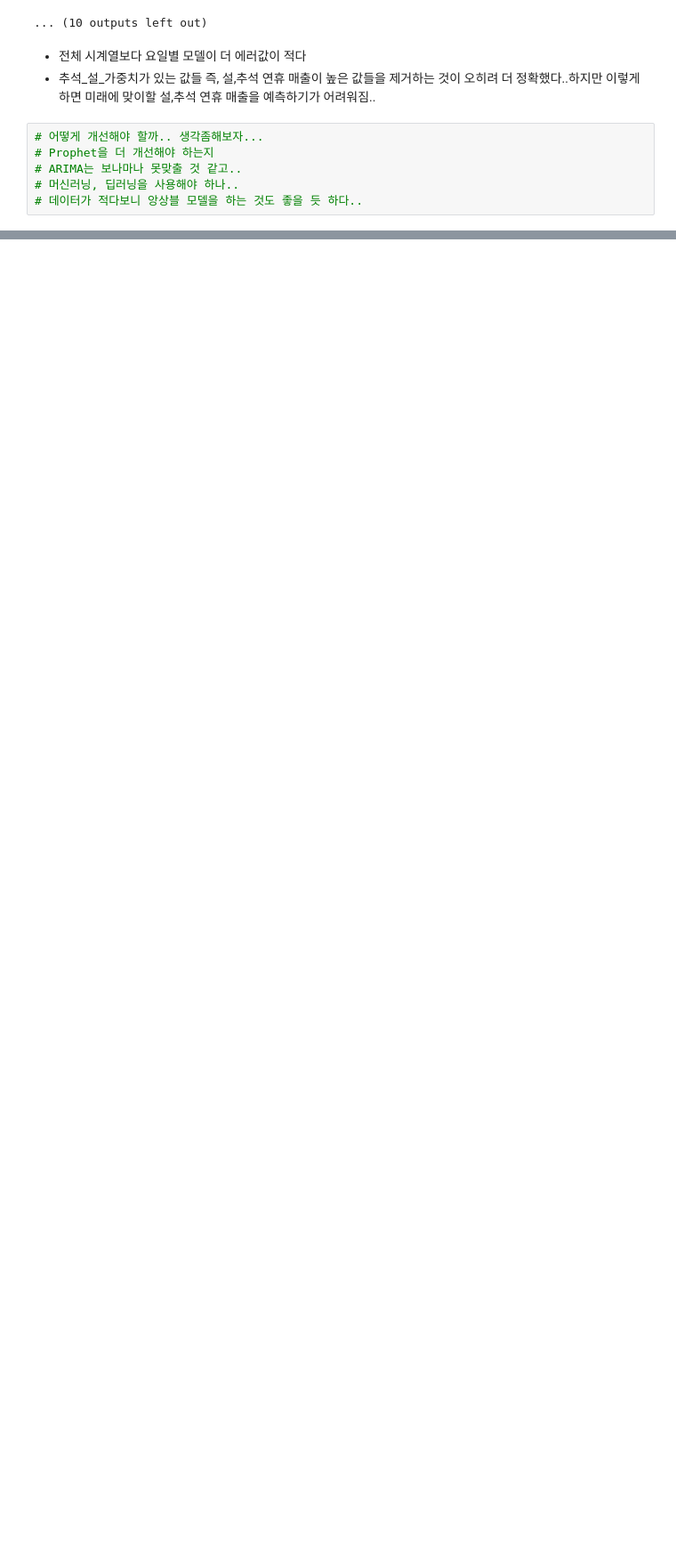
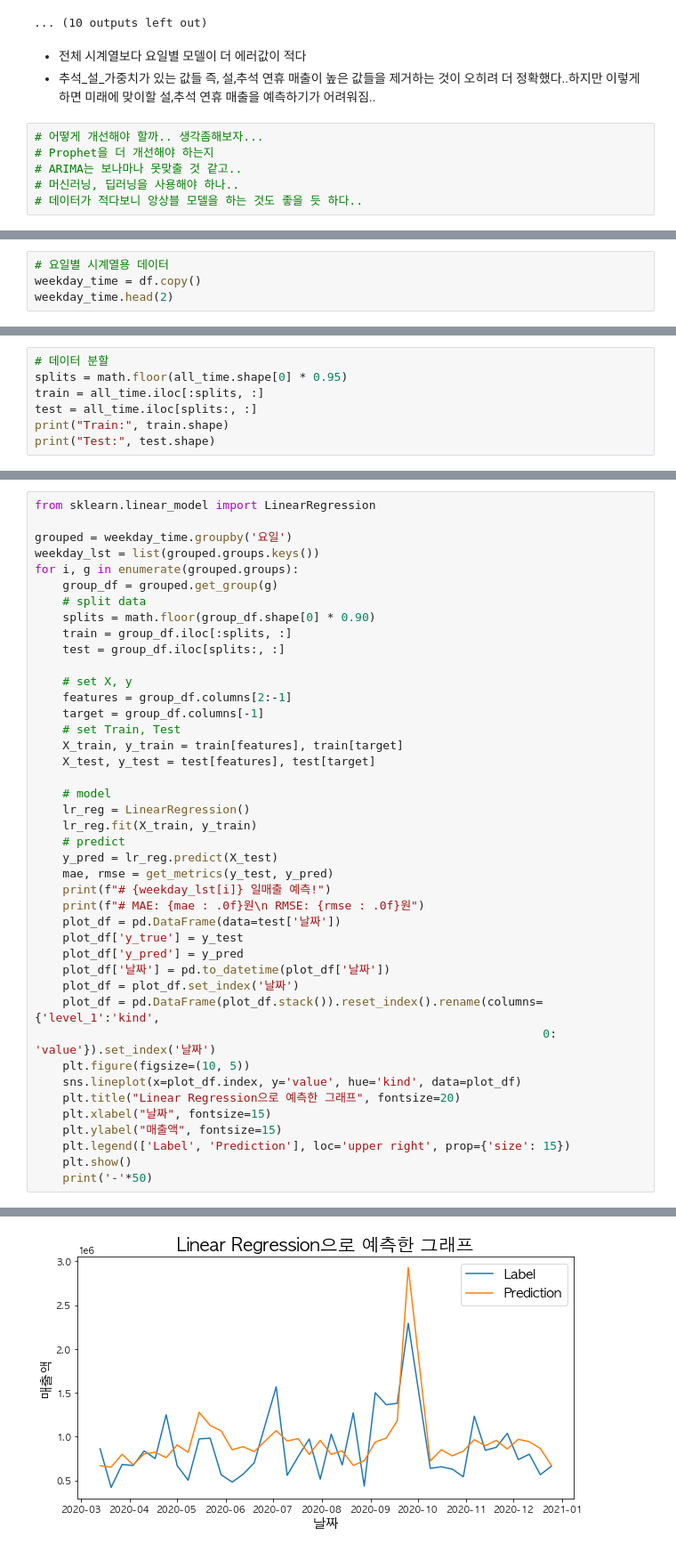
Before and after one commit to young-hun-jo/DataAnalysis, a Jupyter notebook: woochuri/modeling.ipynb, the cells around one changed output, grey strips where cells are left out. Shown at 89% size. Saved outputs shown, nothing was run; the diff lists cells and outputs as text; blank space fills up the shorter version.

```diff
--- a/woochuri/modeling.ipynb
+++ b/woochuri/modeling.ipynb
@@ -231,0 +495,4 @@ Sunday의 MAE: 390815.21
+# %%
+# 요일별 시계열용 데이터
+weekday_time = df.copy()
+weekday_time.head(2)
@@ -231,0 +513,7 @@ Sunday의 MAE: 390815.21
+# %%
+# 데이터 분할
+splits = math.floor(all_time.shape[0] * 0.95)
+train = all_time.iloc[:splits, :]
+test = all_time.iloc[splits:, :]
+print("Train:", train.shape)
+print("Test:", test.shape)
@@ -231,0 +574,43 @@ Sunday의 MAE: 390815.21
+# %%
+from sklearn.linear_model import LinearRegression
+
+grouped = weekday_time.groupby('요일')
+weekday_lst = list(grouped.groups.keys())
+for i, g in enumerate(grouped.groups):
+    group_df = grouped.get_group(g)
+    # split data
+    splits = math.floor(group_df.shape[0] * 0.90)
+    train = group_df.iloc[:splits, :]
+    test = group_df.iloc[splits:, :]
+
+    # set X, y
+    features = group_df.columns[2:-1]
+    target = group_df.columns[-1]
+    # set Train, Test
+    X_train, y_train = train[features], train[target]
+    X_test, y_test = test[features], test[target]
+
+    # model
+    lr_reg = LinearRegression()
+    lr_reg.fit(X_train, y_train)
+    # predict
+    y_pred = lr_reg.predict(X_test)
+    mae, rmse = get_metrics(y_test, y_pred)
+    print(f"# {weekday_lst[i]} 일매출 예측!")
+    print(f"# MAE: {mae : .0f}원\n RMSE: {rmse : .0f}원")
+    plot_df = pd.DataFrame(data=test['날짜'])
+    plot_df['y_true'] = y_test
+    plot_df['y_pred'] = y_pred
+    plot_df['날짜'] = pd.to_datetime(plot_df['날짜'])
+    plot_df = plot_df.set_index('날짜')
+    plot_df = pd.DataFrame(plot_df.stack()).reset_index().rename(columns={'level_1':'kind',
+                                                                         0: 'value'}).set_index('날짜')
+    plt.figure(figsize=(10, 5))
+    sns.lineplot(x=plot_df.index, y='value', hue='kind', data=plot_df)
+    plt.title("Linear Regression으로 예측한 그래프", fontsize=20)
+    plt.xlabel("날짜", fontsize=15)
+    plt.ylabel("매출액", fontsize=15)
+    plt.legend(['Label', 'Prediction'], loc='upper right', prop={'size': 15})
+    plt.show()
+    print('-'*50)
+# %% [output]
@@ -231,0 +620 @@ Sunday의 MAE: 390815.21
+[figure, added]
```
Also changed, not shown: parts of 36 cells of this notebook.
